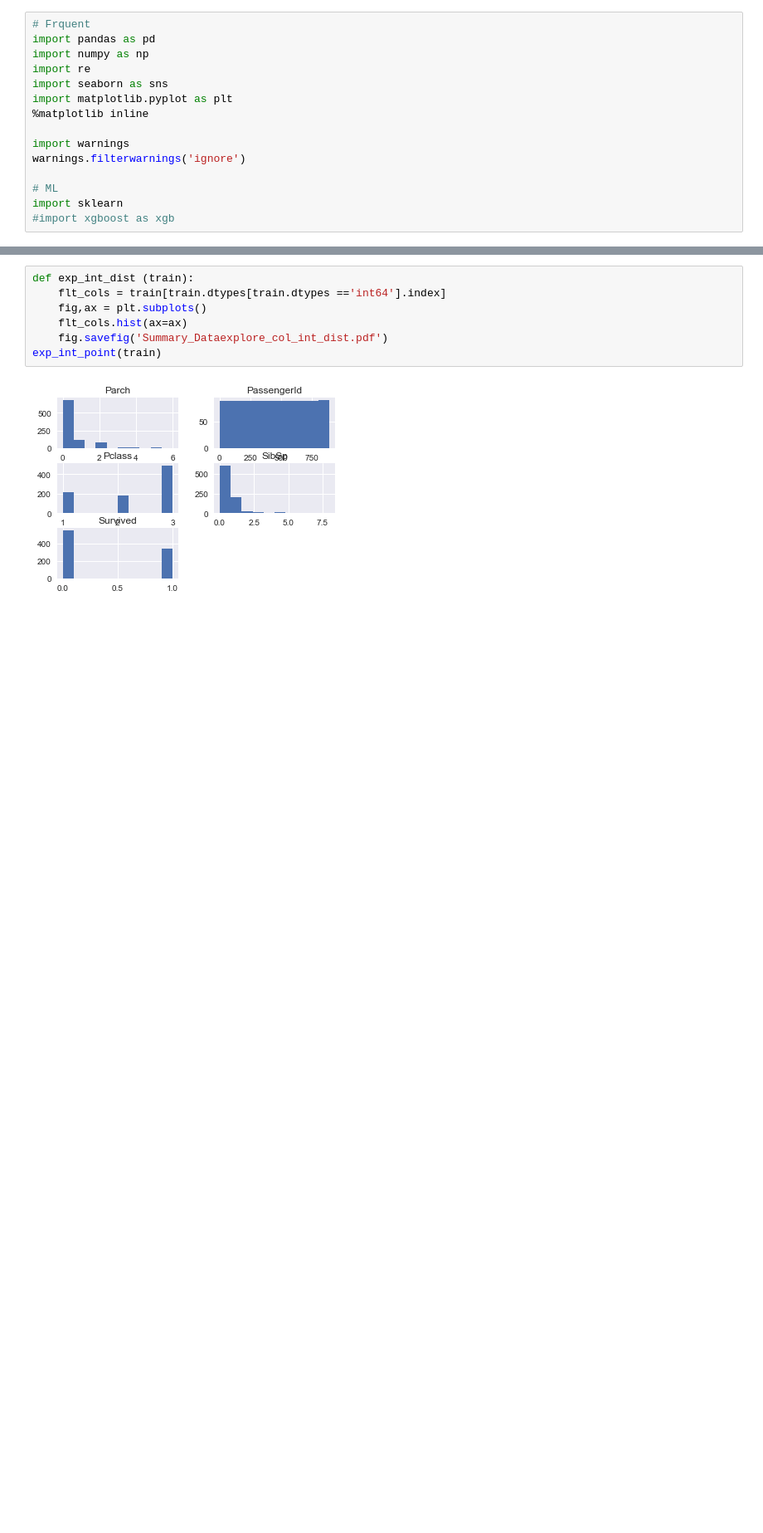
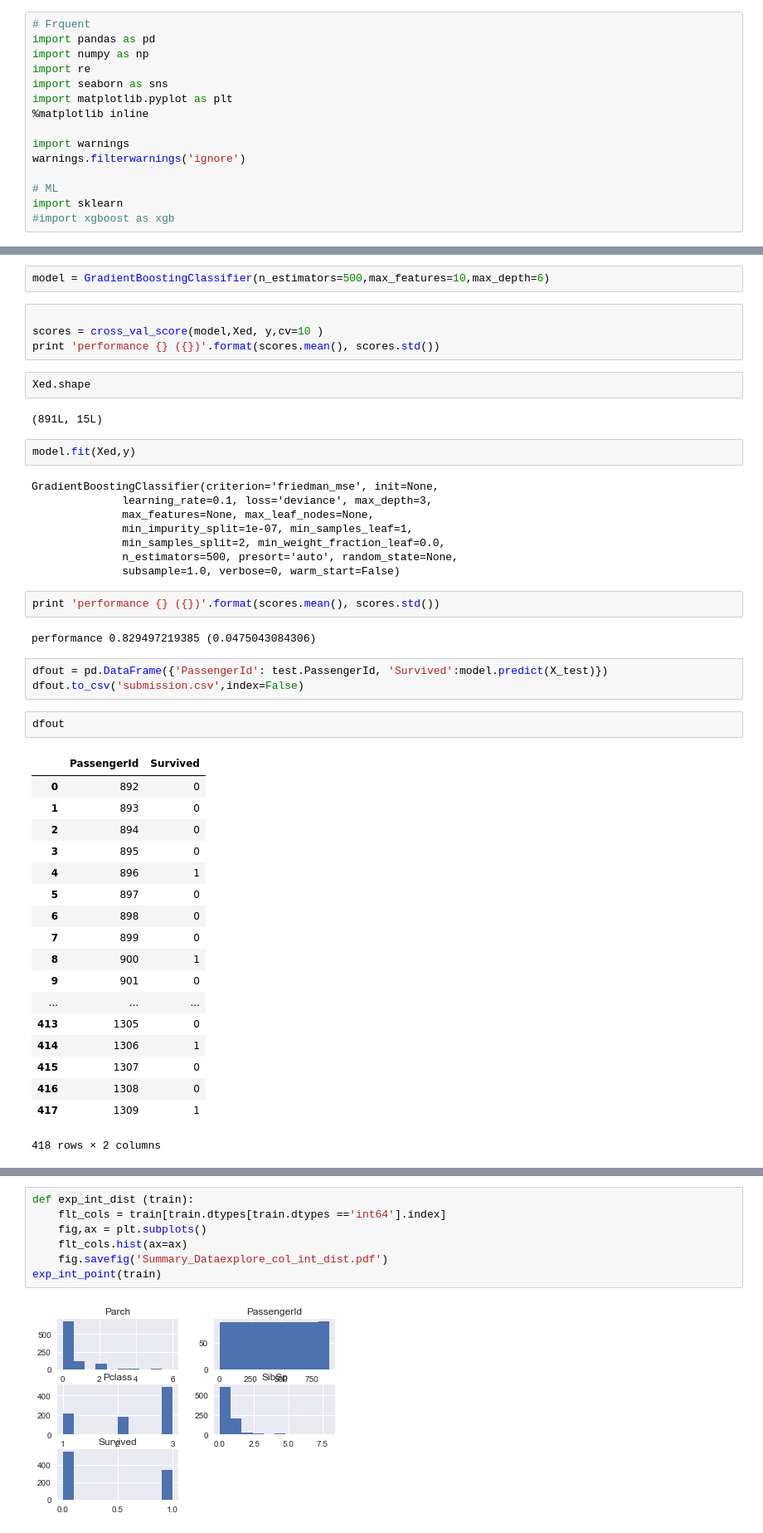
Before and after one commit to ywenlu/Titanic, a Jupyter notebook: code/Titanic.ipynb, the cells around one changed output, grey strips where cells are left out. Shown: that part at 83% size. Drawn from its saved outputs; the diff is of its cells as text; blank space fills up the shorter version.

```diff
--- a/code/Titanic.ipynb
+++ b/code/Titanic.ipynb
@@ -59,0 +249,48 @@ memory usage: 83.6+ KB
+# %%
+model = GradientBoostingClassifier(n_estimators=500,max_features=10,max_depth=6)
+# %%
+
+scores = cross_val_score(model,Xed, y,cv=10 )
+print 'performance {} ({})'.format(scores.mean(), scores.std())
+# %%
+Xed.shape
+# %% [output]
+(891L, 15L)
+# %%
+model.fit(Xed,y)
+# %% [output]
+GradientBoostingClassifier(criterion='friedman_mse', init=None,
+              learning_rate=0.1, loss='deviance', max_depth=3,
+              max_features=None, max_leaf_nodes=None,
+              min_impurity_split=1e-07, min_samples_leaf=1,
+              min_samples_split=2, min_weight_fraction_leaf=0.0,
+              n_estimators=500, presort='auto', random_state=None,
+              subsample=1.0, verbose=0, warm_start=False)
+# %%
+print 'performance {} ({})'.format(scores.mean(), scores.std())
+# %% [output]
+performance 0.829497219385 (0.0475043084306)
+# %%
+dfout = pd.DataFrame({'PassengerId': test.PassengerId, 'Survived':model.predict(X_test)})
+dfout.to_csv('submission.csv',index=False)
+# %%
+dfout
+# %% [output]
+|  | PassengerId | Survived |
+| 0 | 892 | 0 |
+| 1 | 893 | 0 |
+| 2 | 894 | 0 |
+| 3 | 895 | 0 |
+| 4 | 896 | 1 |
+| 5 | 897 | 0 |
+| 6 | 898 | 0 |
+| 7 | 899 | 0 |
+| 8 | 900 | 1 |
+| 9 | 901 | 0 |
+| ... | ... | ... |
+| 413 | 1305 | 0 |
+| 414 | 1306 | 1 |
+| 415 | 1307 | 0 |
+| 416 | 1308 | 0 |
+| 417 | 1309 | 1 |
+418 rows × 2 columns
```
Also changed, not shown: parts of 15 cells of this notebook, 2 other files.
